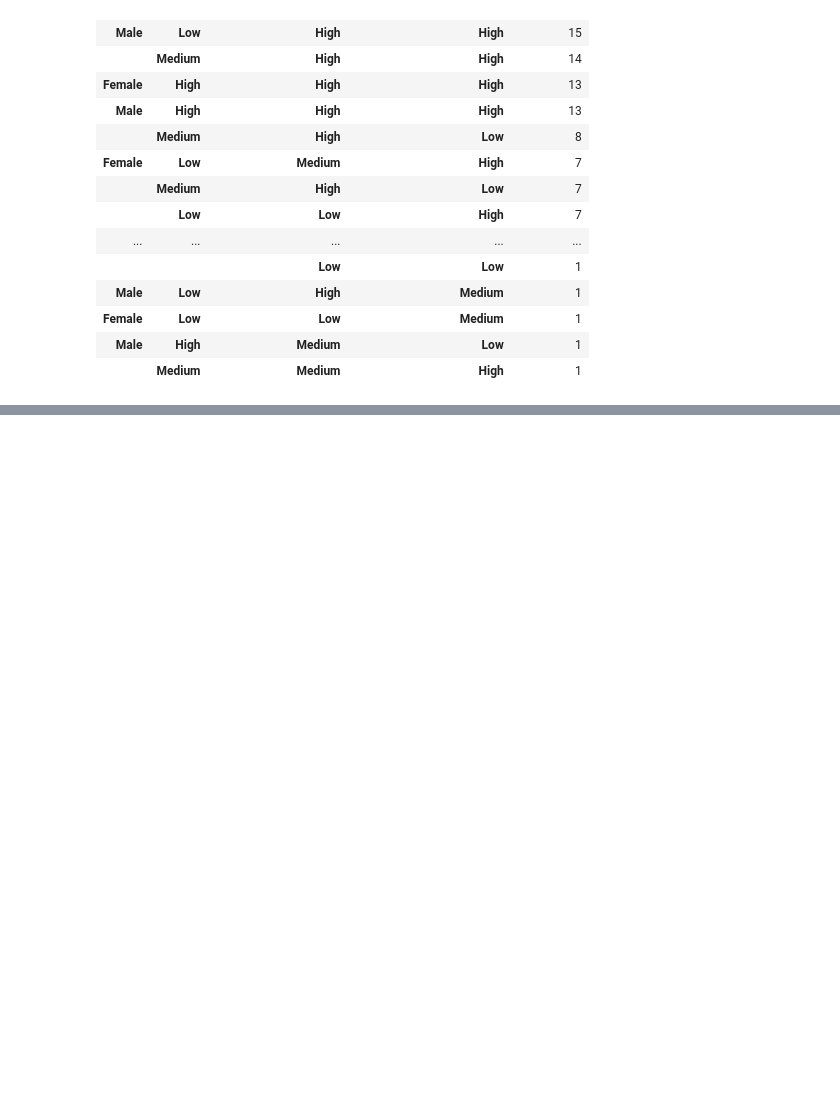
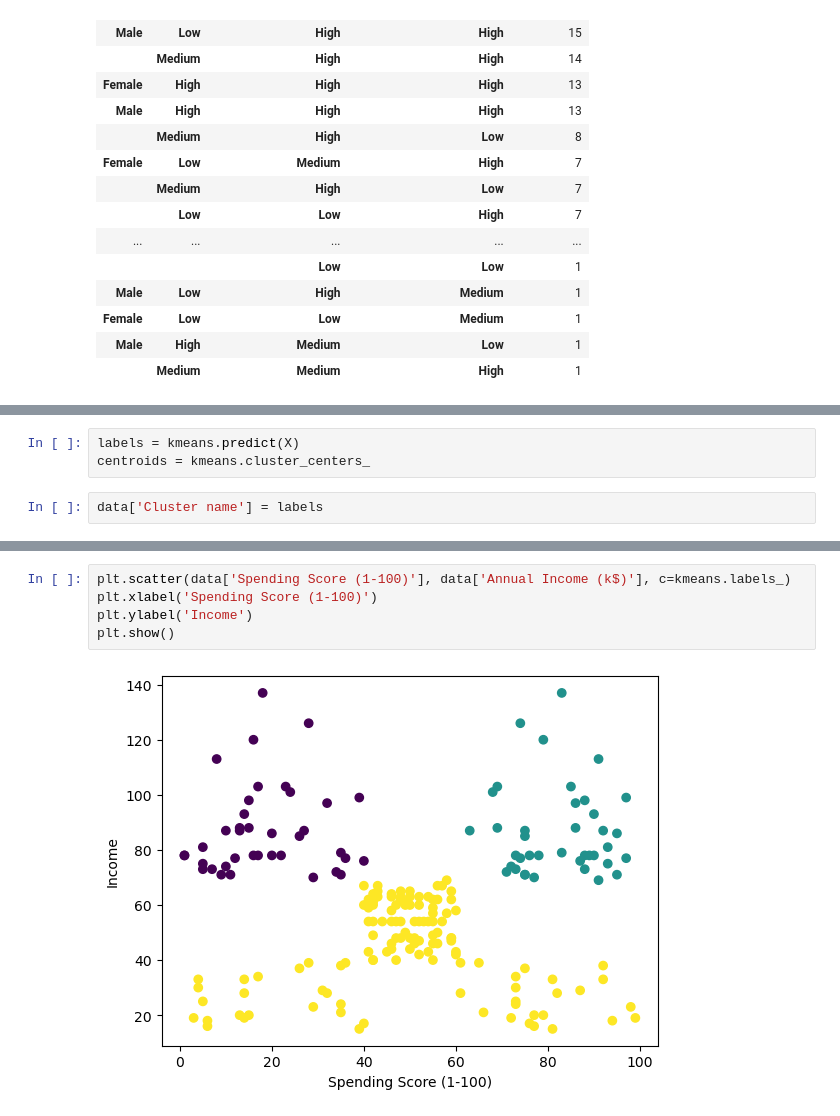
Before and after one commit to Abdelhamid2c/Customer-Segmentation-Mall, a Jupyter notebook: Untitled.ipynb, the cells around one changed output, grey strips where cells are left out. Saved outputs shown, nothing was run; the diff lists cells and outputs as text; blank space fills up the shorter version.

```diff
--- a/Untitled.ipynb
+++ b/Untitled.ipynb
@@ -156,0 +170,5 @@ data.groupby(['Gender',
+# %%
+labels = kmeans.predict(X)
+centroids = kmeans.cluster_centers_
+# %%
+data['Cluster name'] = labels
@@ -156,0 +189,7 @@ data.groupby(['Gender',
+# %%
+plt.scatter(data['Spending Score (1-100)'], data['Annual Income (k$)'], c=kmeans.labels_)
+plt.xlabel('Spending Score (1-100)')
+plt.ylabel('Income')
+plt.show()
+# %% [output]
+[figure, added]
```
Also changed, not shown: parts of 8 cells of this notebook.
